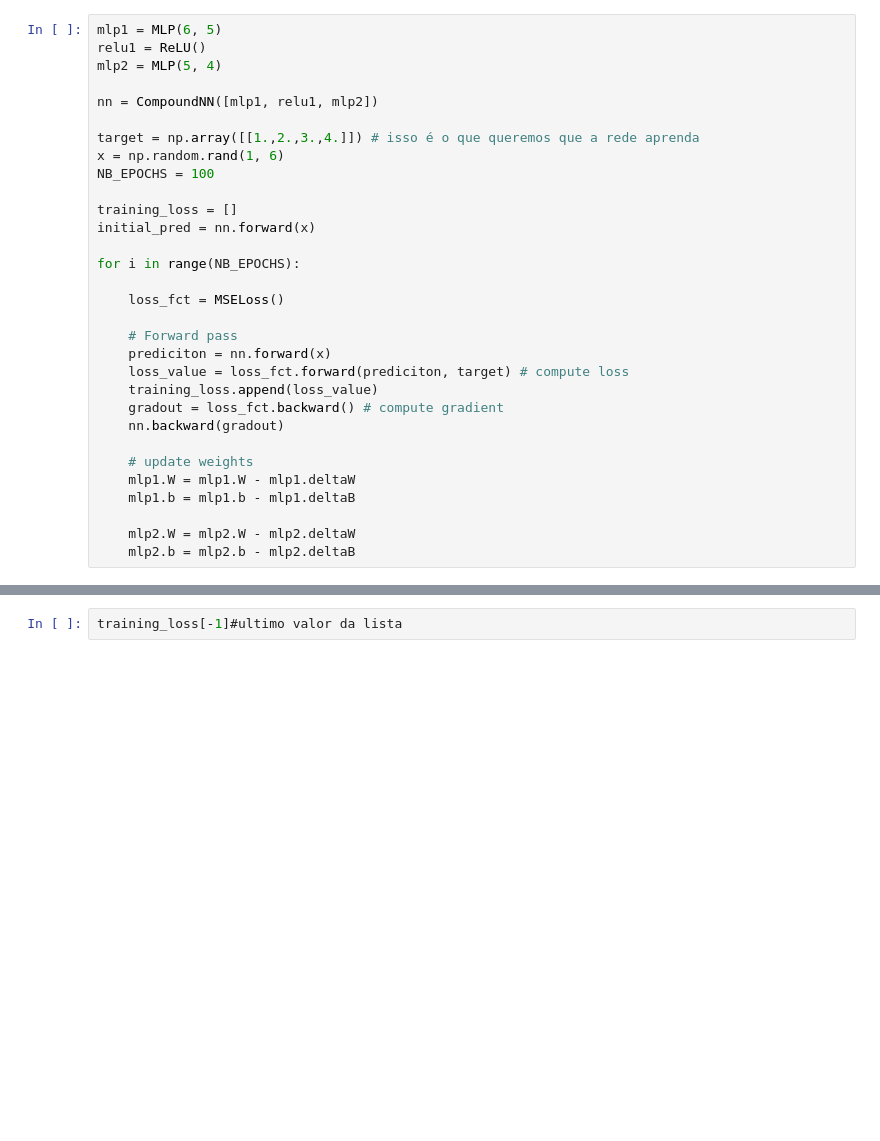
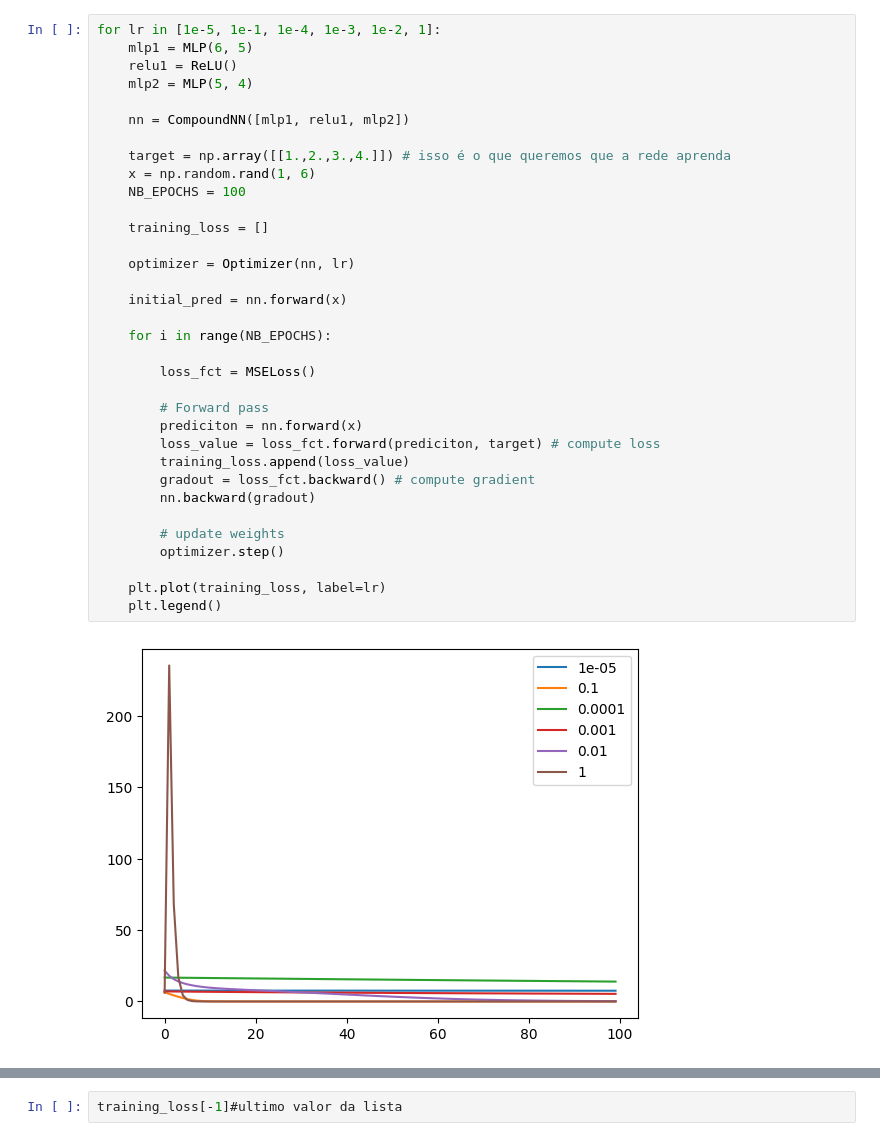
Before and after one commit to joaopdadv/Machine-Learning-Studies, a Jupyter notebook: scripts/training_network.ipynb, the cells around one changed output, grey strips where cells are left out. Saved outputs shown, nothing was run; the diff lists cells and outputs as text; blank space fills up the shorter version.

```diff
--- a/scripts/training_network.ipynb
+++ b/scripts/training_network.ipynb
@@ -11,36 +12,41 @@ from losses import MSELoss
 
 import matplotlib.pyplot as plt
 # %%
-mlp1 = MLP(6, 5)
-relu1 = ReLU()
-mlp2 = MLP(5, 4)
+for lr in [1e-5, 1e-1, 1e-4, 1e-3, 1e-2, 1]:
+    mlp1 = MLP(6, 5)
+    relu1 = ReLU()
+    mlp2 = MLP(5, 4)
 
-nn = CompoundNN([mlp1, relu1, mlp2])
+    nn = CompoundNN([mlp1, relu1, mlp2])
 
-target = np.array([[1.,2.,3.,4.]]) # isso é o que queremos que a rede aprenda
-x = np.random.rand(1, 6)
-NB_EPOCHS = 100
+    target = np.array([[1.,2.,3.,4.]]) # isso é o que queremos que a rede aprenda
+    x = np.random.rand(1, 6)
+    NB_EPOCHS = 100
 
-training_loss = []
-initial_pred = nn.forward(x)
+    training_loss = []
 
-for i in range(NB_EPOCHS):
+    optimizer = Optimizer(nn, lr)
 
-    loss_fct = MSELoss()
+    initial_pred = nn.forward(x)
 
-    # Forward pass
-    prediciton = nn.forward(x)
-    loss_value = loss_fct.forward(prediciton, target) # compute loss
-    training_loss.append(loss_value)
-    gradout = loss_fct.backward() # compute gradient
-    nn.backward(gradout)
+    for i in range(NB_EPOCHS):
 
-    # update weights
-    mlp1.W = mlp1.W - mlp1.deltaW
-    mlp1.b = mlp1.b - mlp1.deltaB
+        loss_fct = MSELoss()
 
-    mlp2.W = mlp2.W - mlp2.deltaW
-    mlp2.b = mlp2.b - mlp2.deltaB
+        # Forward pass
+        prediciton = nn.forward(x)
+        loss_value = loss_fct.forward(prediciton, target) # compute loss
+        training_loss.append(loss_value)
+        gradout = loss_fct.backward() # compute gradient
+        nn.backward(gradout)
+
+        # update weights
+        optimizer.step()
+
+    plt.plot(training_loss, label=lr)
+    plt.legend()
+# %% [output]
+[figure, added]
 # %%
 plt.plot(training_loss)
 # %% [output]
```
Also changed, not shown: parts of 4 cells of this notebook, 1 other file.
